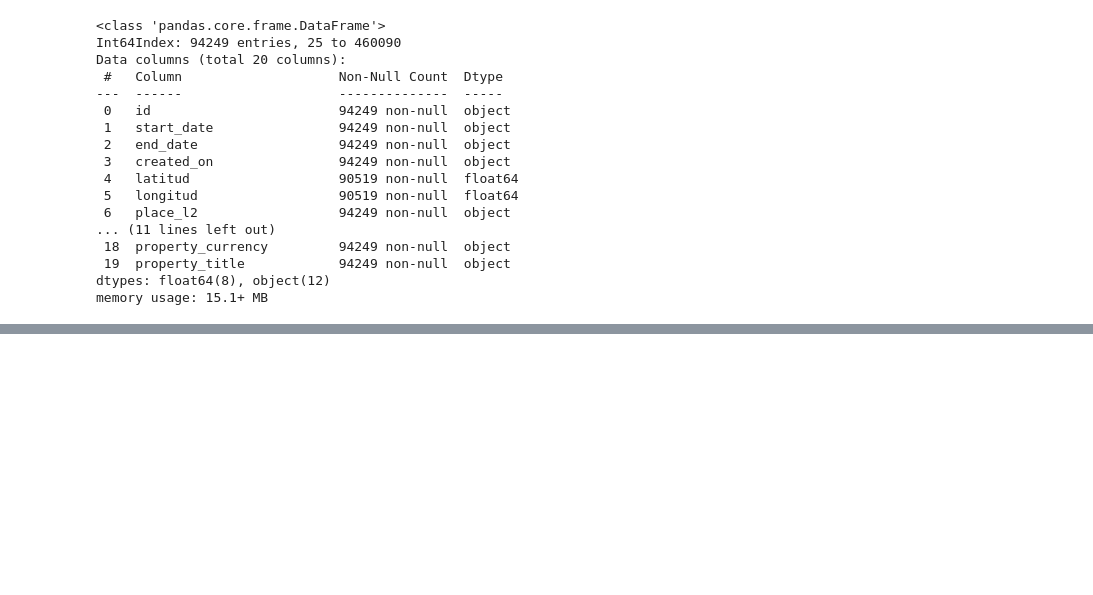
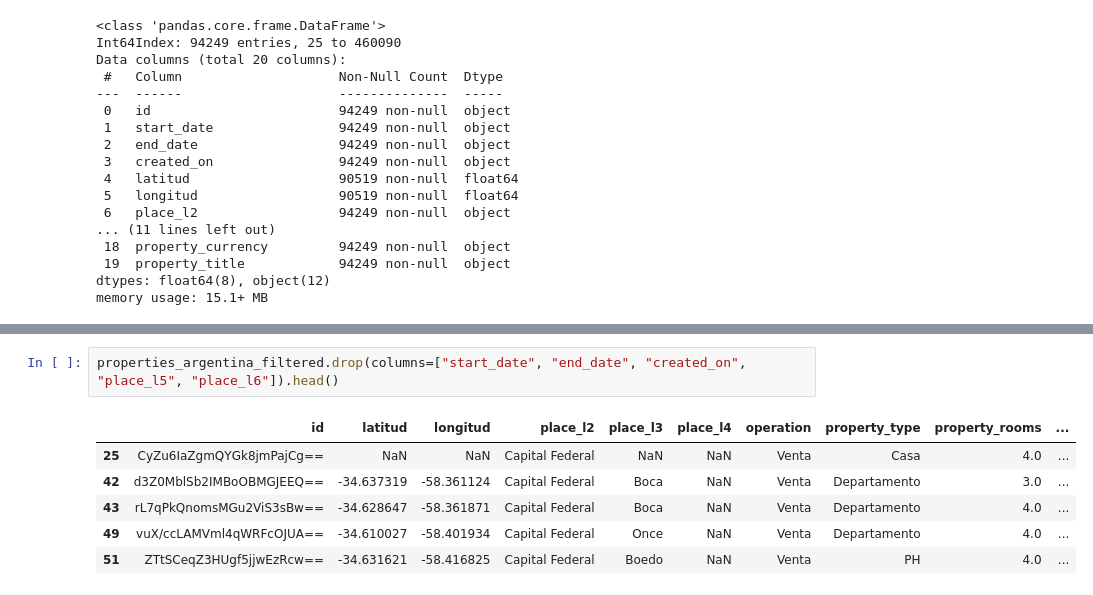
Before and after one commit to hmaldonado12/7506R-1C2024-GRUPO6, a Jupyter notebook: Copia_de_7506R_TP1_GRUPO06_ENTREGA.ipynb, the cells around one changed output, grey strips where cells are left out. Saved outputs shown, nothing was run; the diff lists cells and outputs as text; blank space fills up the shorter version.

```diff
--- a/Copia_de_7506R_TP1_GRUPO06_ENTREGA.ipynb
+++ b/Copia_de_7506R_TP1_GRUPO06_ENTREGA.ipynb
@@ -113,0 +160,9 @@ c.2) Los atributos place_l3 y place_l4, no conocemos a fondo que tipo de informa
+# %%
+properties_argentina_filtered.drop(columns=["start_date", "end_date", "created_on", "place_l5", "place_l6"]).head()
+# %% [output]
+|  | id | latitud | longitud | place_l2 | place_l3 | place_l4 | operation | property_type | property_rooms | ... |
+| 25 | CyZu6IaZgmQYGk8jmPajCg== | NaN | NaN | Capital Federal | NaN | NaN | Venta | Casa | 4.0 | ... |
+| 42 | d3Z0MblSb2IMBoOBMGJEEQ== | -34.637319 | -58.361124 | Capital Federal | Boca | NaN | Venta | Departamento | 3.0 | ... |
+| 43 | rL7qPkQnomsMGu2ViS3sBw== | -34.628647 | -58.361871 | Capital Federal | Boca | NaN | Venta | Departamento | 4.0 | ... |
+| 49 | vuX/ccLAMVml4qWRFcOJUA== | -34.610027 | -58.401934 | Capital Federal | Once | NaN | Venta | Departamento | 4.0 | ... |
+| 51 | ZTtSCeqZ3HUgf5jjwEzRcw== | -34.631621 | -58.416825 | Capital Federal | Boedo | NaN | Venta | PH | 4.0 | ... |
```
Also changed, not shown: parts of 6 cells of this notebook.
